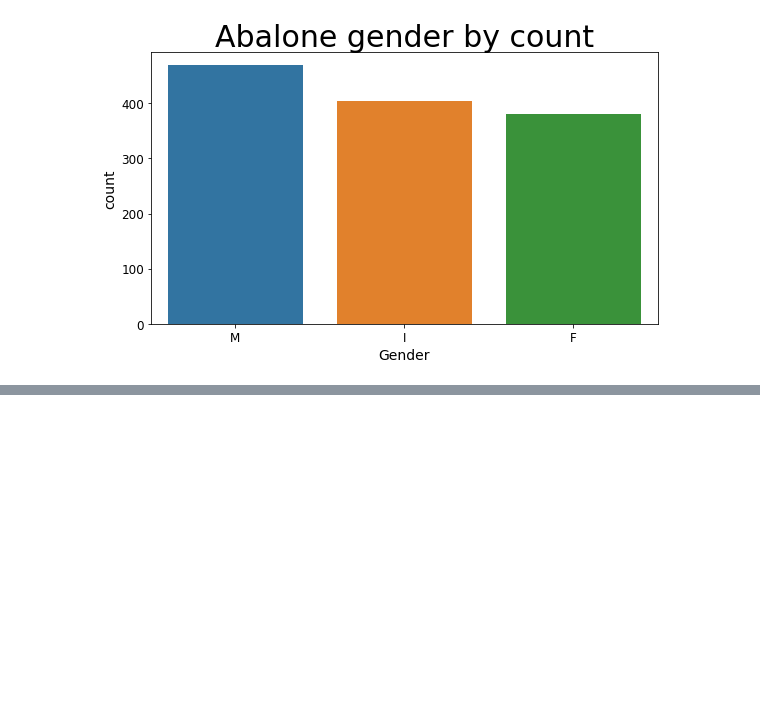
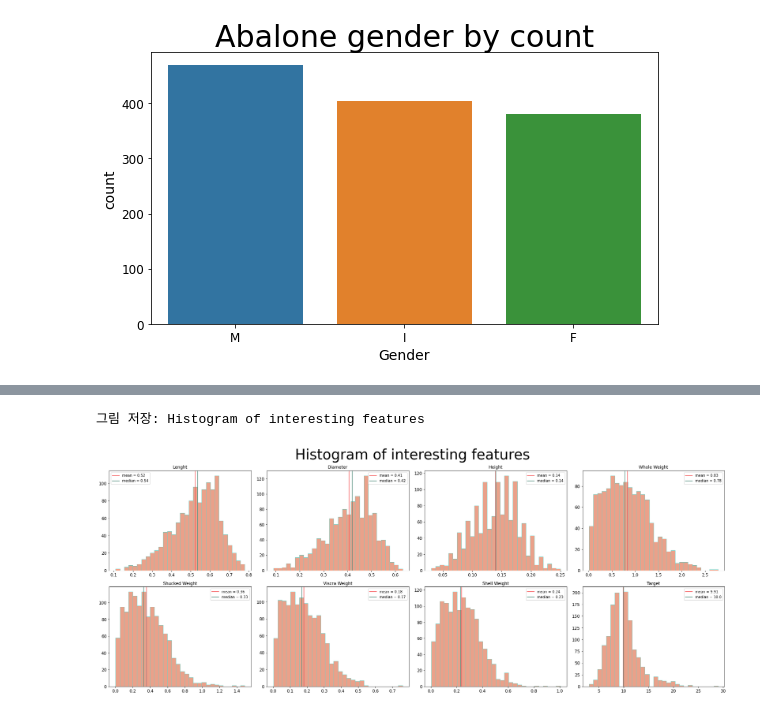
Before and after one commit to solyourock/dacon, a Jupyter notebook: abalone/baseline_eda.ipynb, the cells around one changed output, grey strips where cells are left out. Cells and saved outputs as stored; diff of their text form; code cells hidden in the pictures; blank space fills up the shorter version.

```diff
--- a/abalone/baseline_eda.ipynb
+++ b/abalone/baseline_eda.ipynb
@@ -171,0 +193,4 @@ plt.show();
+# %%
+# 수치형 데이터 시각화
+description = train.describe()
+description
@@ -171,0 +207,19 @@ plt.show();
+# %%
+# 수치형 데이터 통계치 그래프
+interest_coloumns = train.columns[1:]
+# plt.style.use('fivethirtyeight')
+fig, ax =plt.subplots(2, 4, figsize = (25, 10))
+fig.suptitle('Histogram of interesting features', fontsize=40)
+column_idx = 0
+for i in range(2):
+    for j in range(4):
+        ax[i][j].hist(train[interest_coloumns[column_idx]], bins=30, color='#eaa18a', edgecolor='#7bcabf')
+        ax[i][j].set_title(interest_coloumns[column_idx])
+        ax[i][j].axvline(description[interest_coloumns[column_idx]]['mean'], c='#f55354', label = f"mean = {round(description[interest_coloumns[column_idx]]['mean'], 2)}")
+        ax[i][j].axvline(description[interest_coloumns[column_idx]]['50%'], c='#518d7d', label = f"median = {round(description[interest_coloumns[column_idx]]['50%'], 2)}")
+        ax[i][j].legend()
+        column_idx += 1
+save_fig("Histogram of interesting features")
+# %% [output]
+그림 저장: Histogram of interesting features
+[figure, added]
```
Also changed, not shown: parts of 30 cells of this notebook.
